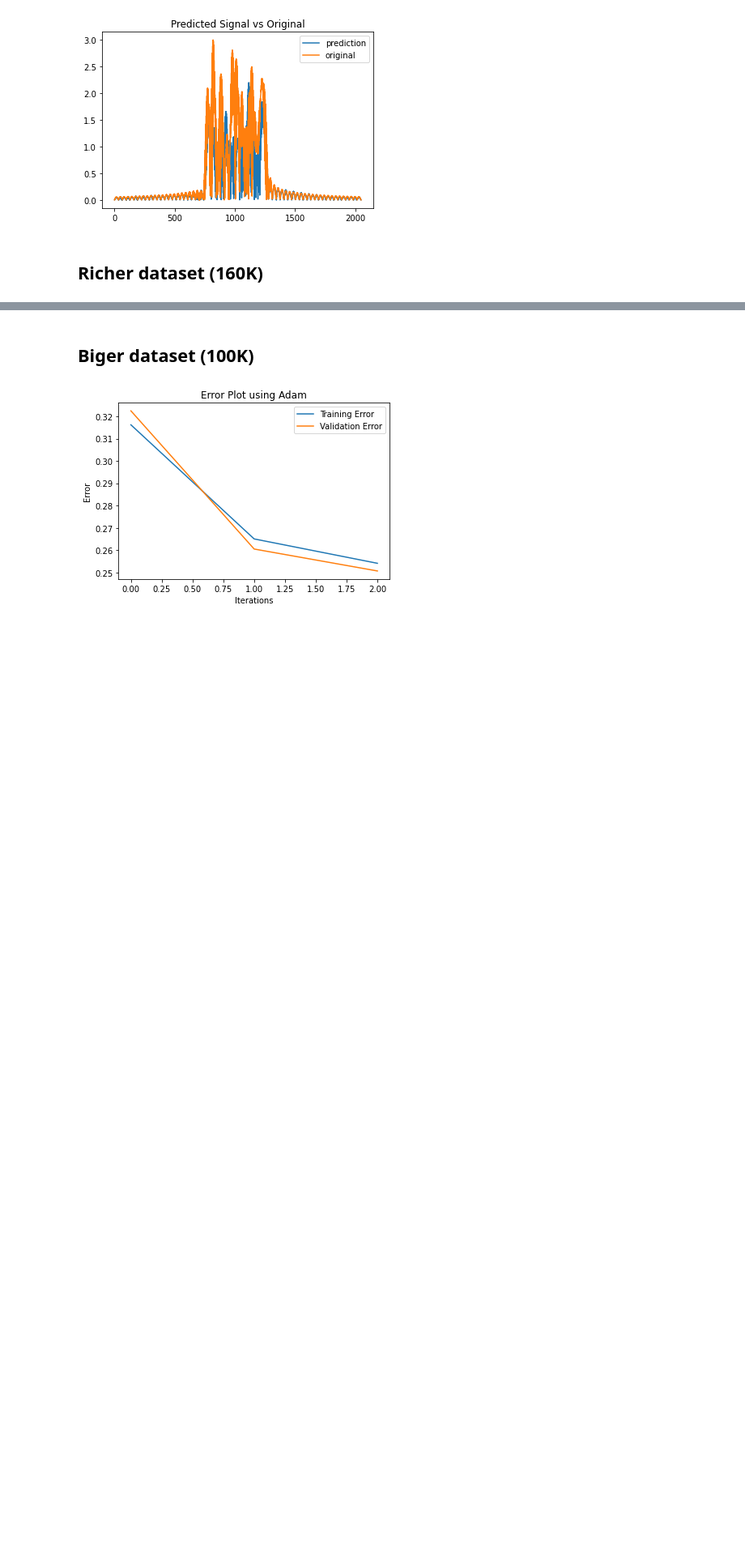
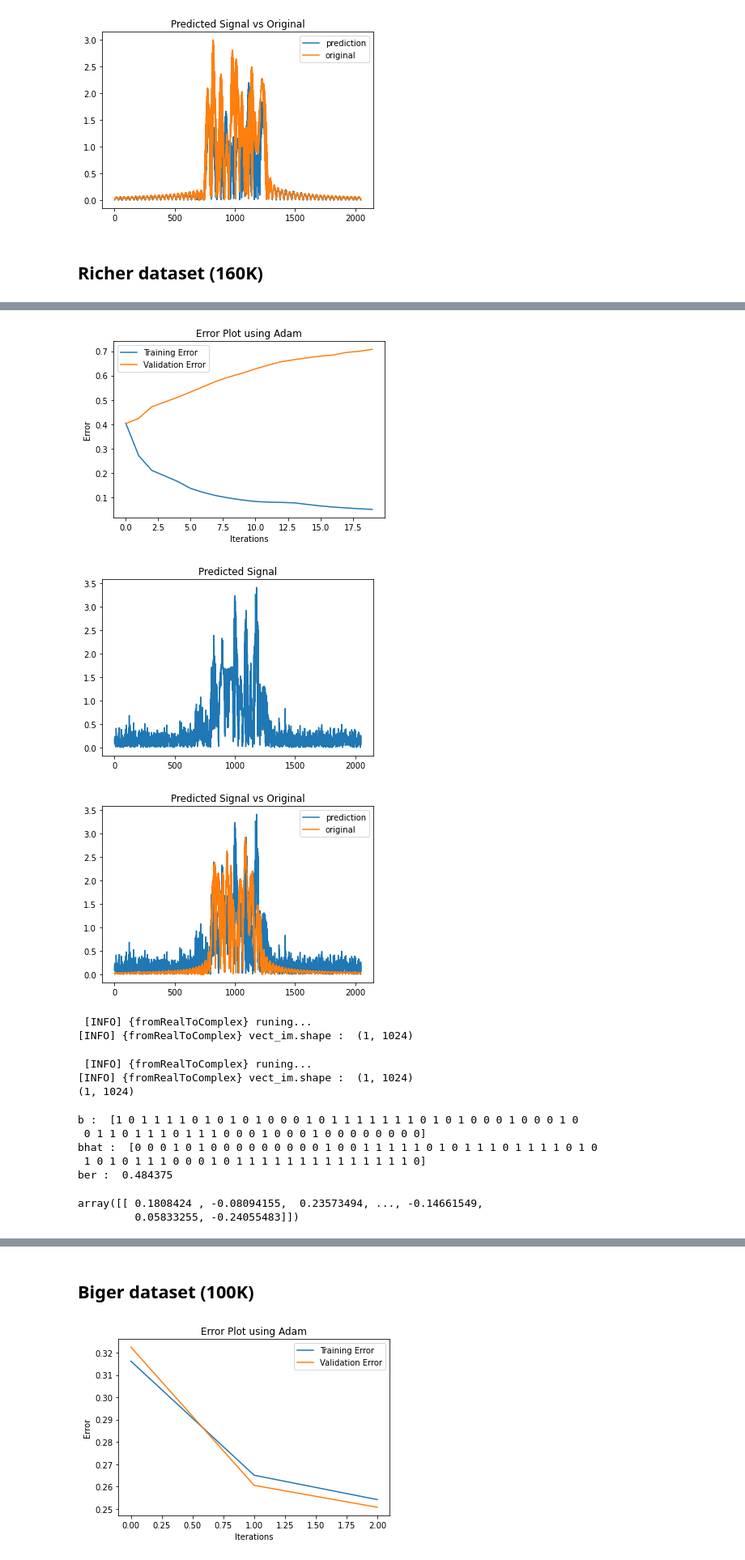
Before and after one commit to BounharAbdelaziz/Deep-Learning-for-solving-NLS-in-Telecommunication, a Jupyter notebook: notebooks/MLP.ipynb, the cells around one changed output, grey strips where cells are left out. Shown: that part at 81% size. Drawn from its saved outputs; the diff is of its cells as text; code cells hidden in the pictures; blank space fills up the shorter version.

```diff
--- a/notebooks/MLP.ipynb
+++ b/notebooks/MLP.ipynb
@@ -229,6 +278,6 @@ optimizer = Adam()
 opti = 'Adam'
 n_features = 2048
 n_output = 2048
-rect_mlp_deeper = NeuralNetwork(optimizer=optimizer,
+rect_mlp_deeper_sm = NeuralNetwork(optimizer=optimizer,
                         loss=SquareLoss,
                         validation_data=(X_test, y_test))
@@ -276,0 +284,9 @@ Total Parameters: 16797696
+# %%
+rect_mlp_deeper_sm.add(Dense(2048, input_shape=(n_features,)))
+rect_mlp_deeper_sm.add(Activation('phase_activation'))
+
+rect_mlp_deeper_sm.add(Dense(n_output))
+rect_mlp_deeper_sm.add(Activation('selu'))
+
+print ()
+rect_mlp_deeper_sm.summary(name="MLP-rect-4")
@@ -277,3 +307,7 @@ Total Parameters: 16797696
 # %%
-num_epochs = 80
+num_epochs = 20
 batch_size = 64
+# %%
+print("[INFO] Batch size : ", batch_size)
+print("[INFO] Training epochs number : ", num_epochs)
+train_err_rect_deeper_sm, val_err_rect_deeper_sm = rect_mlp_deeper_sm.fit(X_train, y_train, num_epochs, batch_size)
@@ -279,0 +319,19 @@ batch_size = 64
+# %%
+index_pred= 0
+evals(rect_mlp_deeper_sm, X_test, y_test, index_pred, opti, train_err_rect_deeper_sm, val_err_rect_deeper_sm)
+# %% [output]
+[figure, added]
+[figure, added]
+[figure, added]
+ [INFO] {fromRealToComplex} runing...
+[INFO] {fromRealToComplex} vect_im.shape :  (1, 1024)
+ [INFO] {fromRealToComplex} runing...
+[INFO] {fromRealToComplex} vect_im.shape :  (1, 1024)
+(1, 1024)
+b :  [1 0 1 1 1 1 0 1 0 1 0 1 0 0 0 1 0 1 1 1 1 1 1 1 0 1 0 1 0 0 0 1 0 0 0 1 0
+ 0 1 1 0 1 1 1 0 1 1 1 0 0 0 1 0 0 0 1 0 0 0 0 0 0 0 0]
+bhat :  [0 0 0 1 0 1 0 0 0 0 0 0 0 0 0 1 0 0 1 1 1 1 1 0 1 0 1 1 1 0 1 1 1 1 0 1 0
+ 1 0 1 0 1 1 1 0 0 0 1 0 1 1 1 1 1 1 1 1 1 1 1 1 1 1 0]
+ber :  0.484375
+array([[ 0.1808424 , -0.08094155,  0.23573494, ..., -0.14661549,
+         0.05833255, -0.24055483]])
```
Also changed, not shown: parts of 55 cells of this notebook, 7 other files.
